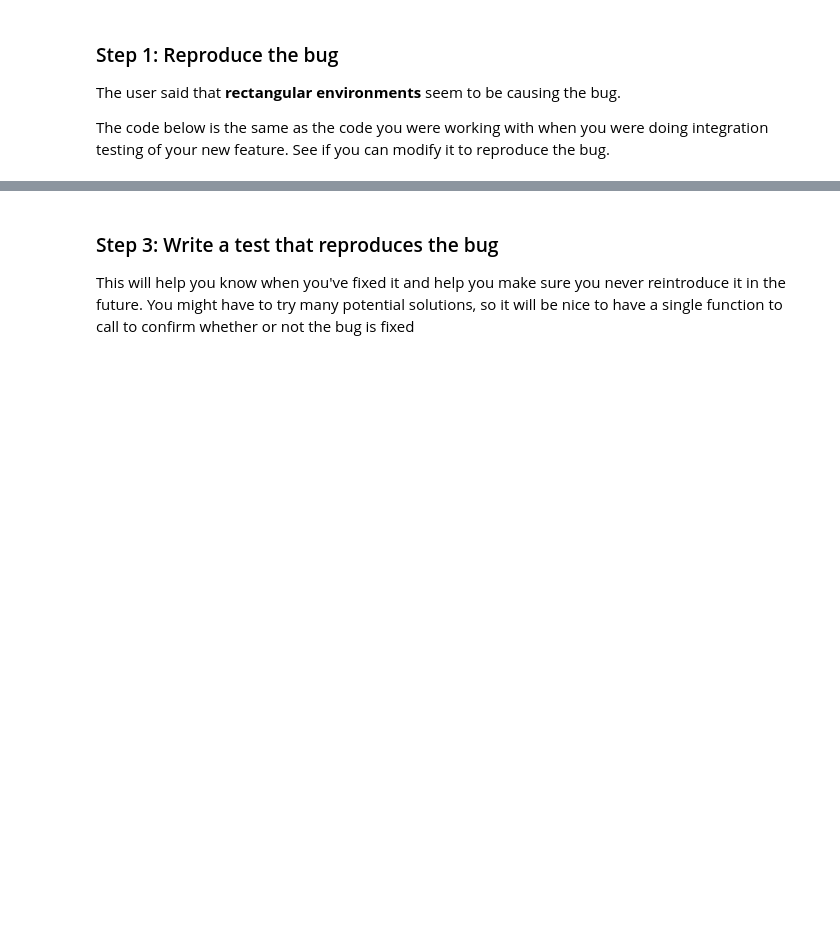
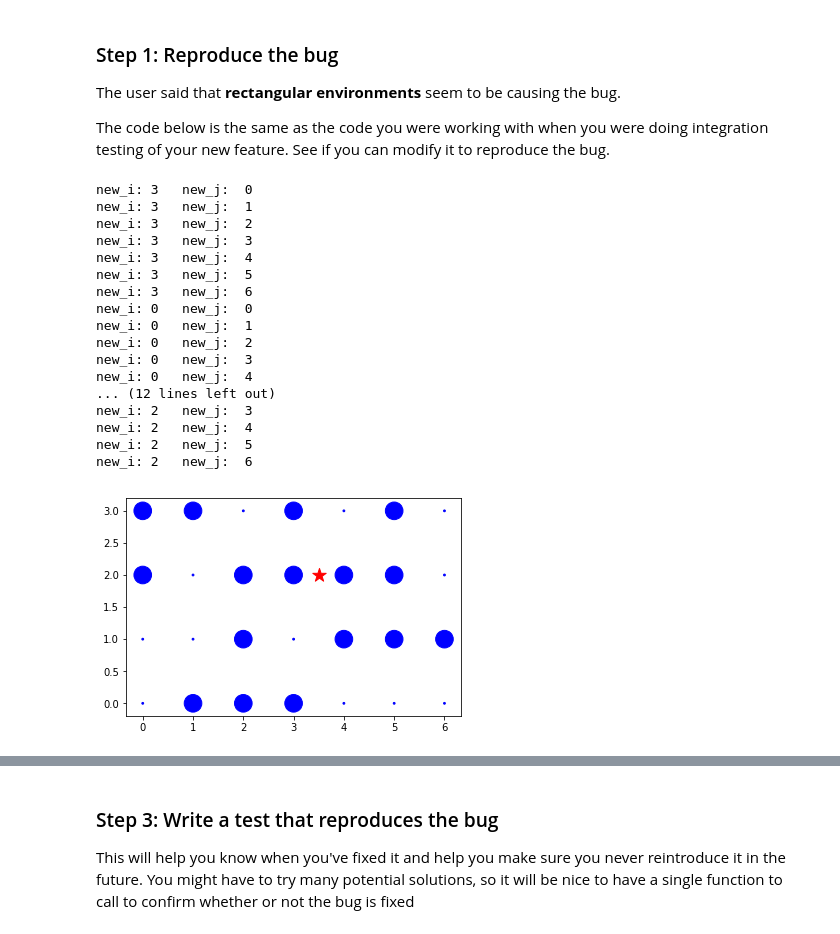
Before and after one commit to gkslsahin/CVND_Localization_Exercises, a Jupyter notebook: 4_3_2D_Histogram_Filter/writeup.ipynb, the cells around one changed output, grey strips where cells are left out. Cells and saved outputs as stored; diff of their text form; code cells hidden in the pictures; blank space fills up the shorter version.

```diff
--- a/4_3_2D_Histogram_Filter/writeup.ipynb
+++ b/4_3_2D_Histogram_Filter/writeup.ipynb
@@ -246,28 +246,44 @@ The code below is the same as the code you were working with when you were doing
 # %%
 from simulate import Simulation
 import simulate as sim
 import helpers
-reload(localizer)
-reload(sim)
-reload(helpers)
 
 R = 'r'
 G = 'g'
 
 grid = [
     [R,G,G,G,R,R,R],
     [G,G,R,G,R,G,R],
     [G,R,G,G,G,G,R],
     [R,R,G,R,G,G,G],
 ]
 
 blur = 0.001
 p_hit = 100.0
 simulation = sim.Simulation(grid, blur, p_hit)
 
 # remember, the user said that the robot would sometimes drive around for a bit...
 # It may take several calls to "simulation.run" to actually trigger the bug.
 simulation.run(1)
 simulation.show_beliefs()
+# %% [output]
+new_i: 3   new_j:  0
+new_i: 3   new_j:  1
+new_i: 3   new_j:  2
+new_i: 3   new_j:  3
+new_i: 3   new_j:  4
+new_i: 3   new_j:  5
+new_i: 3   new_j:  6
+new_i: 0   new_j:  0
+new_i: 0   new_j:  1
+new_i: 0   new_j:  2
+new_i: 0   new_j:  3
+new_i: 0   new_j:  4
+... (12 lines left out)
+new_i: 2   new_j:  3
+new_i: 2   new_j:  4
+new_i: 2   new_j:  5
+new_i: 2   new_j:  6
+[figure, added]
 # %%
 simulation.run(1)
```
Also changed, not shown: parts of 3 cells of this notebook.
